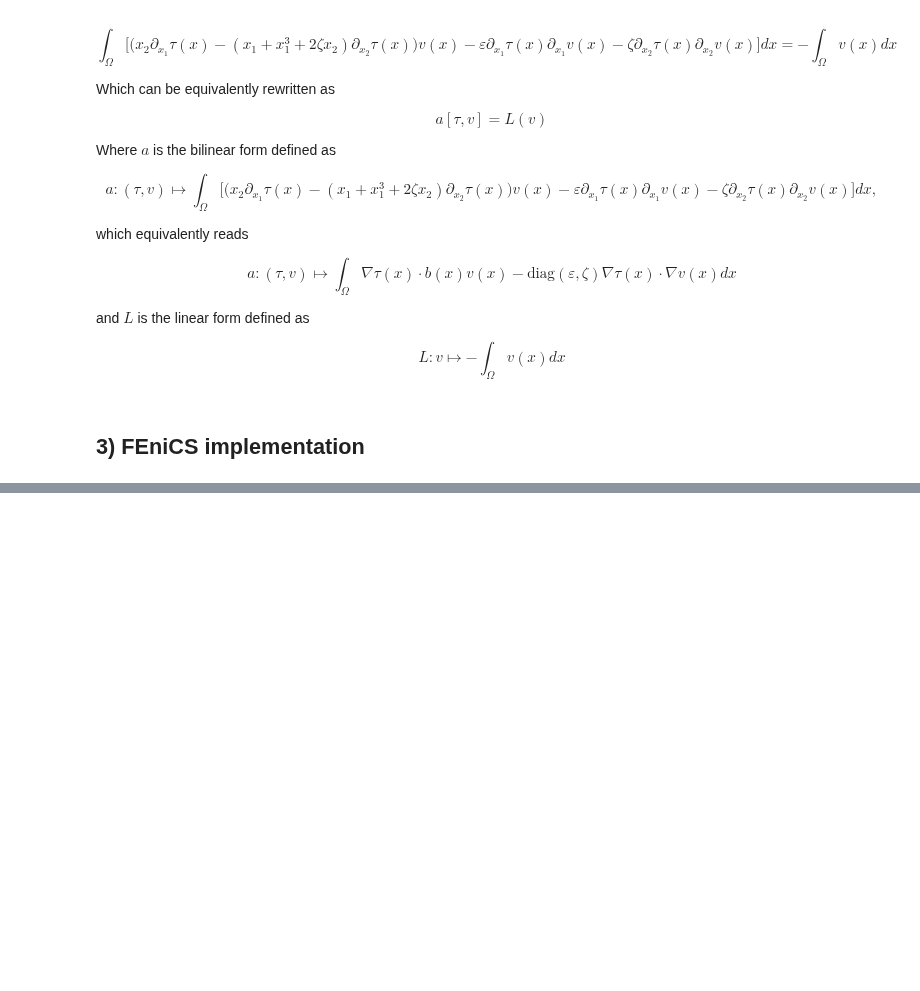
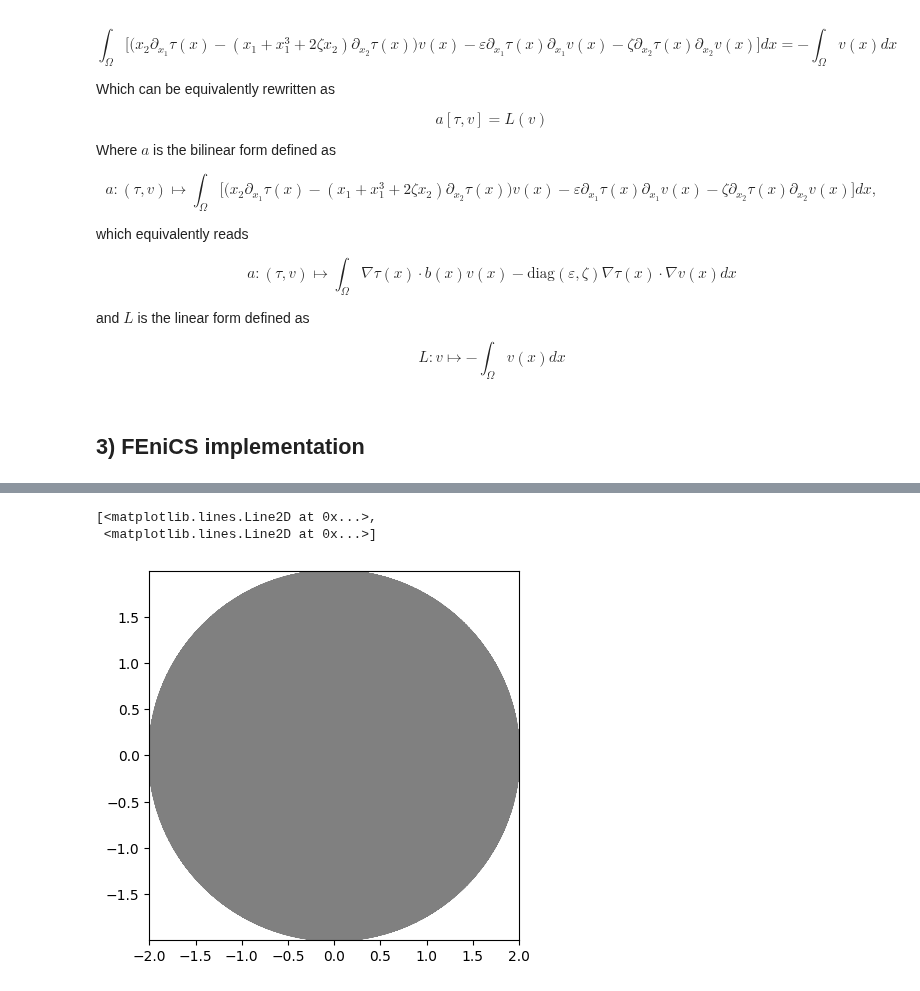
Before and after one commit to StratosFair/Mean_Escape_Time, a Jupyter notebook: Duffin_oscillator/FEM/Duffin_Oscillator_fenics.ipynb, the cells around one changed output, grey strips where cells are left out. Drawn from its saved outputs; the diff is of its cells as text; code cells hidden in the pictures; blank space fills up the shorter version.

```diff
--- a/Duffin_oscillator/FEM/Duffin_Oscillator_fenics.ipynb
+++ b/Duffin_oscillator/FEM/Duffin_Oscillator_fenics.ipynb
@@ -73,8 +60,15 @@ $$L : v\mapsto - \int_\Omega v(x) dx $$
 # %% [markdown]
 ## 3) FEniCS implementation
 # %%
-#generate mesh
+#create mesh and define function space
 radius = 2
 domain = msh.Circle(fe.Point(0, 0), radius)
-mesh = msh.generate_mesh(domain, 64)
-V = fe.FunctionSpace(mesh, "P", 1)
+mesh = msh.generate_mesh(domain, 128)
+
+V = fe.FunctionSpace(mesh, "P", 3)
+tau_b = fe.Constant(0.0)
+
+def boundary(x, on_boundary):
+    return on_boundary
+
+bc = fe.DirichletBC(V, tau_b, boundary)
@@ -80,0 +88,4 @@ V = fe.FunctionSpace(mesh, "P", 1)
+# %%
+# Compute solution
+tau_h = fe.Function(V)
+fe.solve(a == L, tau_h, bc)
@@ -80,0 +129,6 @@ V = fe.FunctionSpace(mesh, "P", 1)
+# %%
+fe.plot(tau_h)
+# %% [output]
+[<matplotlib.lines.Line2D at 0x...>,
+ <matplotlib.lines.Line2D at 0x...>]
+[figure, added]
```
Also changed, not shown: parts of 6 cells of this notebook.
